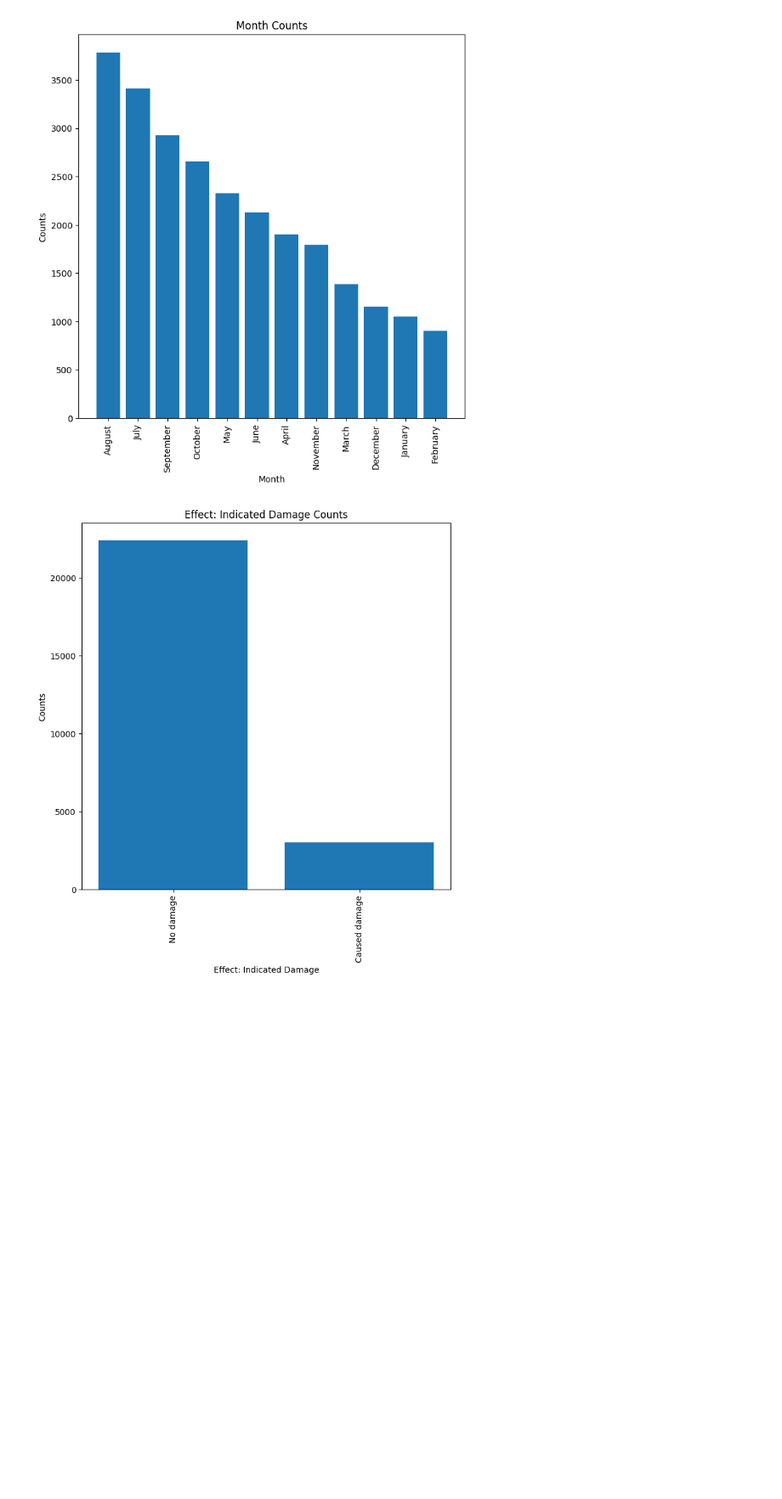
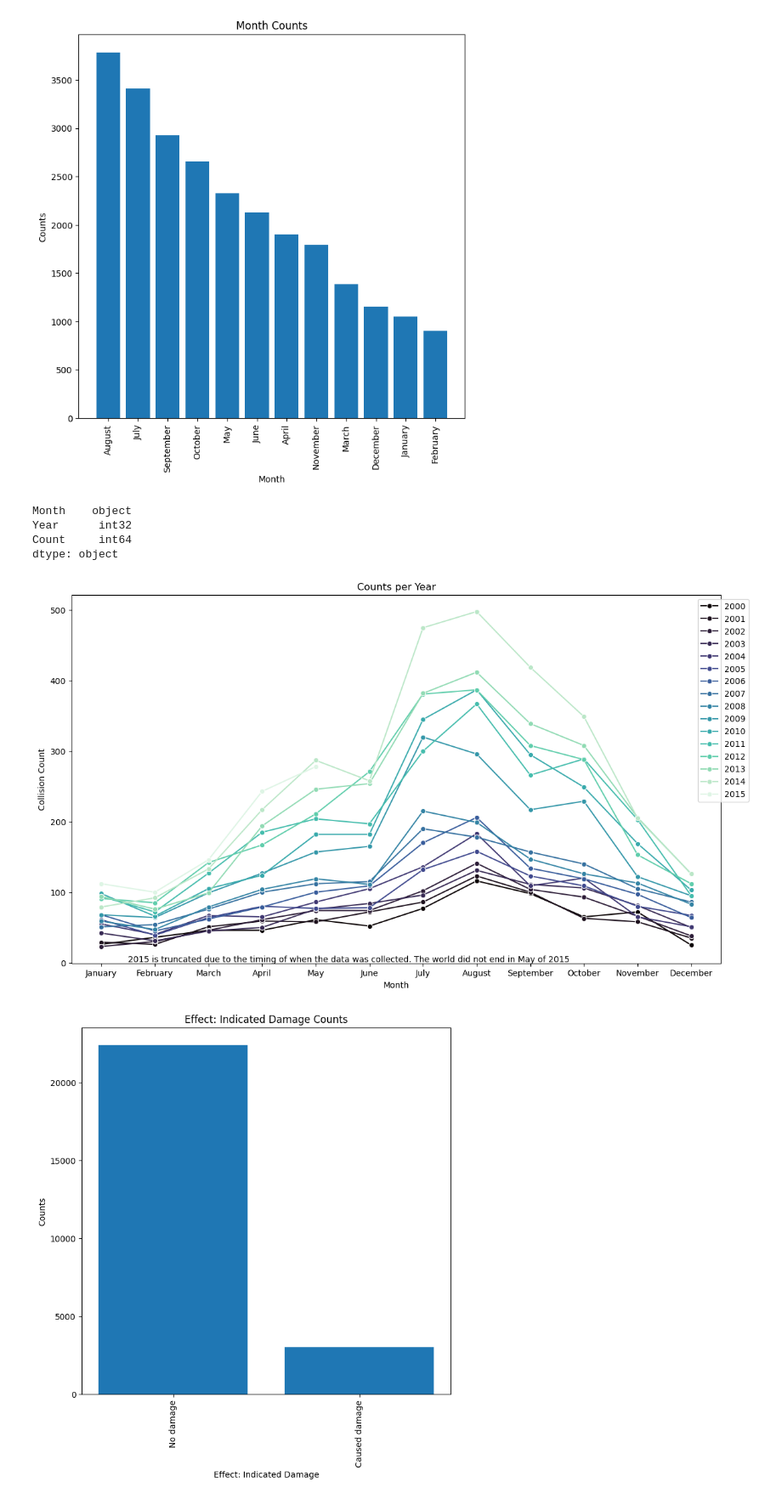
Before and after one commit to SBangarh/LHL_Tableau_project, a Jupyter notebook: notebook.ipynb, the cells around one changed output. Shown at 85% size. Saved outputs shown, nothing was run; the diff lists cells and outputs as text; code cells hidden in the pictures; blank space fills up the shorter version.

```diff
--- a/notebook.ipynb
+++ b/notebook.ipynb
@@ -232,7 +236,7 @@ plot_counts(my_df, 'When: Phase of flight', (8, 8))
 [figure]
 # %%
 #convert collision to datetiem
-my_df['Collision Date and Time'] = pd.to_datetime(my_df['Collision Date and Time'])
+my_df['Collision Date and Time'] = pd.to_datetime(my_df['Collision Date and Time'], '%y-%m-%d')
 
 #make columns for year and month
 my_df['Year'] = my_df['Collision Date and Time'].dt.year
@@ -262,3 +264,33 @@ plot_counts(my_df, 'Month', (8, 8))
+# %%
+#collisions per month per year
+month_year = pd.DataFrame(my_df.groupby(['Month', 'Year'])['Year'].count())
+month_year.rename(columns={'Year': 'Count'}, inplace=True)
+month_year.reset_index(inplace=True)
+# %%
+month_year.dtypes
+# %% [output]
+Month    object
+Year      int32
+Count     int64
+dtype: object
+# %%
+#sort by month
+month_order = ['January', 'February', 'March', 'April', 'May', 'June', 'July', 'August', 'September', 'October', 'November', 'December']
+month_year['Month'] = pd.Categorical(month_year['Month'], categories=month_order, ordered=True)
+sorted_month_year = month_year.sort_values(by='Month')
+
+
+#plot month_year data
+fig = plt.figure(figsize=(14, 8))
+sns.lineplot(data=sorted_month_year, x='Month', y='Count', hue=sorted_month_year['Year'], palette='mako', legend='full', marker='o', sort=False)
+plt.title('Counts per Year')
+plt.xlabel('Month')
+plt.ylabel('Collision Count')
+plt.legend(bbox_to_anchor=(1.05, 1), loc='upper right')
+plt.annotate("2015 is truncated due to the timing of when the data was collected. The world did not end in May of 2015", xy=(0.5, 0.9))
+plt.show()
+# %% [output]
+[figure, added]
 # %%
 #damage causing collisions
 plot_counts(my_df, 'Effect: Indicated Damage', (8, 8))
```
Also changed, not shown: parts of 12 cells of this notebook.
